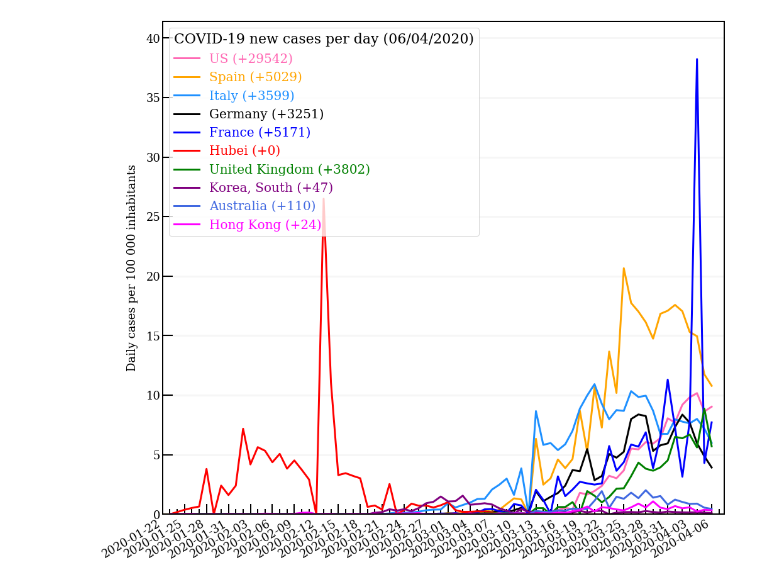
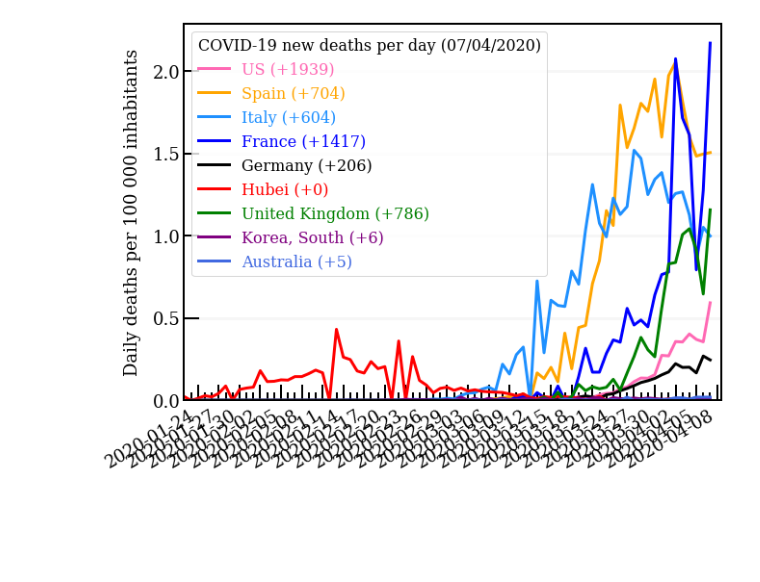
Before and after one commit to pietrodigangi/COVID19-Monitor, a Jupyter notebook: covid19-international.ipynb, the cells around one changed output. Saved outputs shown, nothing was run; the diff lists cells and outputs as text; code cells hidden in the pictures; blank space fills up the shorter version.

```diff
--- a/covid19-international.ipynb
+++ b/covid19-international.ipynb
@@ -160,9 +160,9 @@ color = {
     'France': 'blue',
     'United Kingdom': 'g',
     'Spain': 'orange',
-    'San Marino': 'paleturquoise',
+    #'San Marino': 'paleturquoise',
     'Italy': 'dodgerblue',
-    'Hong Kong': 'magenta'
+    #'Hong Kong': 'magenta'
 }
 # %%
 # Utility functions
@@ -320,36 +360,36 @@ plt.show()
 # %%
-var = 'new_cases'
-states = ['Italy', 'Spain', 'United Kingdom', 'Germany', 'France', 'Hubei', 'US', 'Korea, South', 'Hong Kong', 'Australia']
-fig = plt.figure(figsize=(16,16))
+var = 'new_deaths'
+states = ['Italy', 'Spain', 'United Kingdom', 'Germany', 'France', 'Hubei', 'US', 'Korea, South', 'Australia']
+fig = plt.figure(figsize=(10,8))
 ax = fig.add_subplot(111)
 
 #lockdown lines
 #lockdown_lines()
 
 # sort by most cases
 states = sorted_states(states, 'cases')
 
 # plot curves
 for state in states:
     df = data[data.region==state]
-    pop = population[state]
+    pop = df.population.iat[0]
     tot = df[var].iat[-1] # total value at current date
     label = state + ' (+%.f)' % tot
     ax.plot(df.date, df[var]/pop*1e5, label=label, color=color[state], lw=3)
 
 # axes
 format_dateaxis()
 ax.set_xlim([datetime.datetime(2020, 1, 22), today+timedelta(days=0)])
 ax.set_ylim(bottom=0)
-plt.ylabel('Daily cases per 100 000 inhabitants')
+plt.ylabel('Daily deaths per 100 000 inhabitants')
 #plt.yscale('log')
 plt.grid(axis='y', linewidth=3, alpha=0.1, which='both')
 
 #legend
-leg = plt.legend(loc='upper left', frameon=True, ncol=1, fontsize=20, title_fontsize=22,
-                 title='COVID-19 new cases per day (%s)' % lastday.strftime('%d/%m/%Y'))
+leg = plt.legend(loc='upper left', frameon=True, ncol=1, fontsize=16, title_fontsize=16,
+                 title='COVID-19 new deaths per day (%s)' % lastday.strftime('%d/%m/%Y'))
 leglabels_style()
 
 plt.show()
 # %% [output]
-[figure, old version]
+[figure, new version]
```
Also changed, not shown: parts of 14 cells of this notebook, 12 other files.
